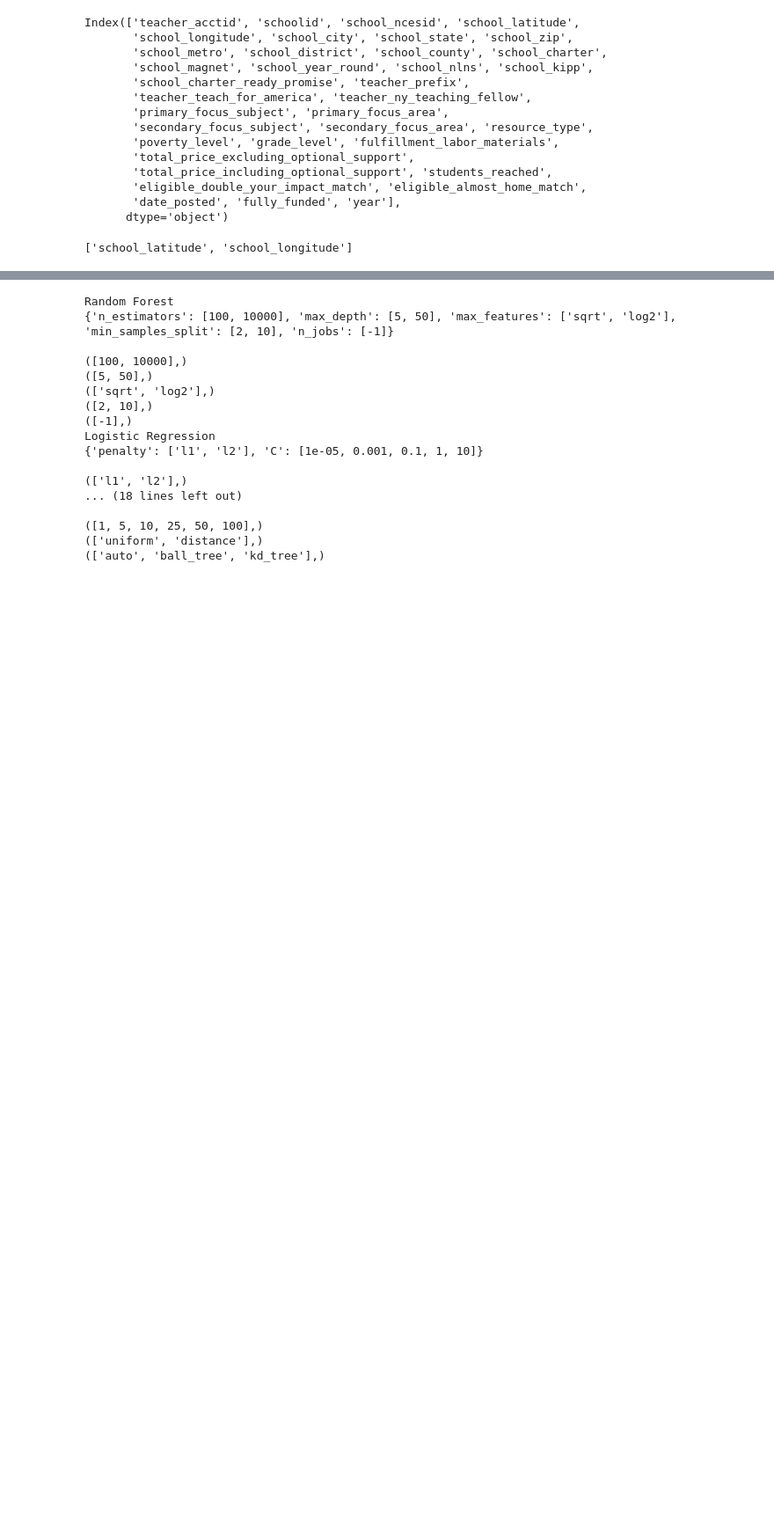
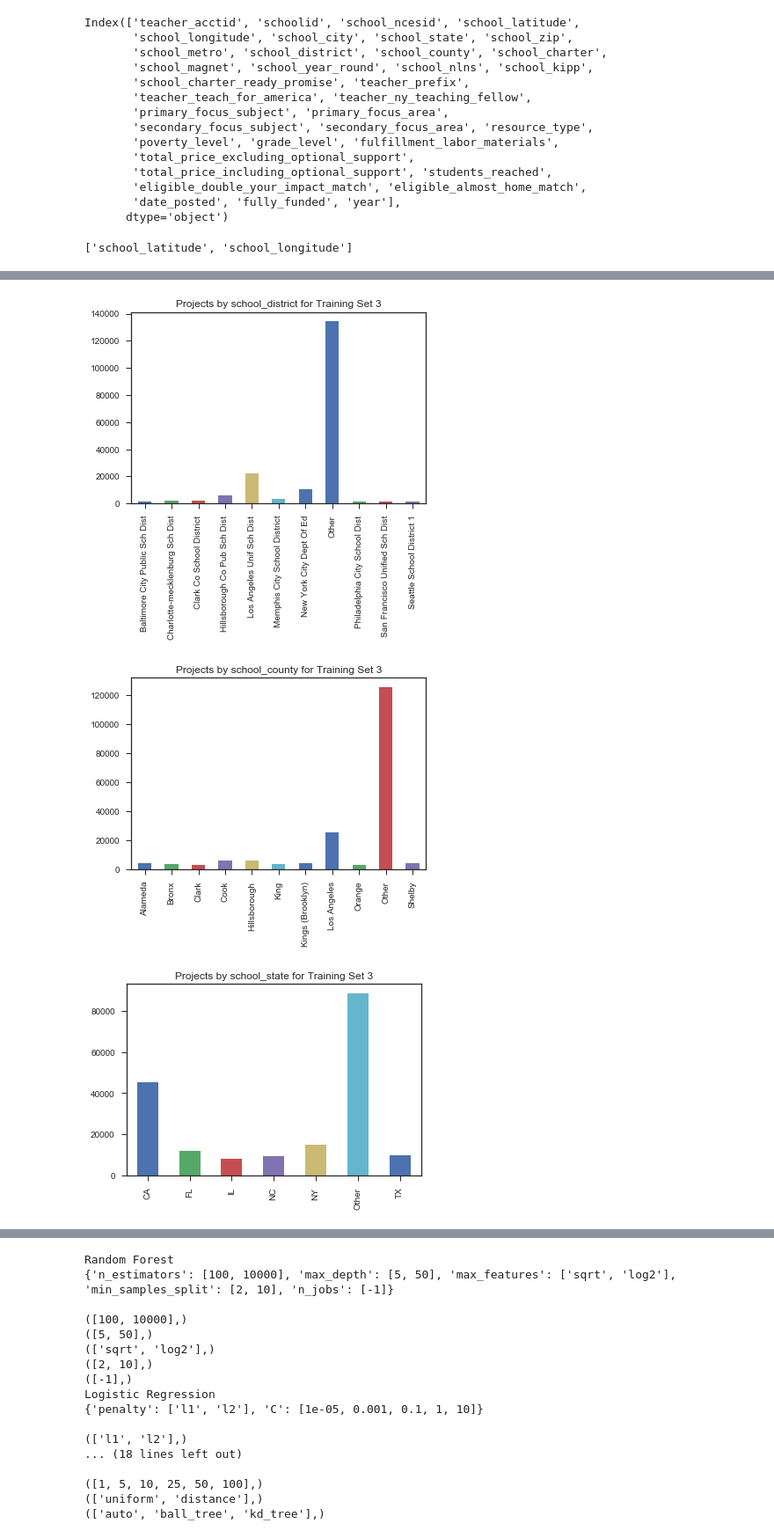
Before and after one commit to anmolchaturvedi/predicting_excitement, a Jupyter notebook: donors_choose.ipynb, the cells around one changed output, grey strips where cells are left out. Shown at 88% size. Saved outputs shown, nothing was run; the diff lists cells and outputs as text; code cells hidden in the pictures; blank space fills up the shorter version.

```diff
--- a/donors_choose.ipynb
+++ b/donors_choose.ipynb
@@ -380,0 +582,6 @@ Index(['teacher_acctid', 'schoolid', 'school_ncesid', 'school_latitude',
+# %%
+ml.plot_top_distros(all_sets, type_dict, set_num = 3)
+# %% [output]
+[figure, added]
+[figure, added]
+[figure, added]
```
Also changed, not shown: parts of 55 cells of this notebook, 1 other file.
